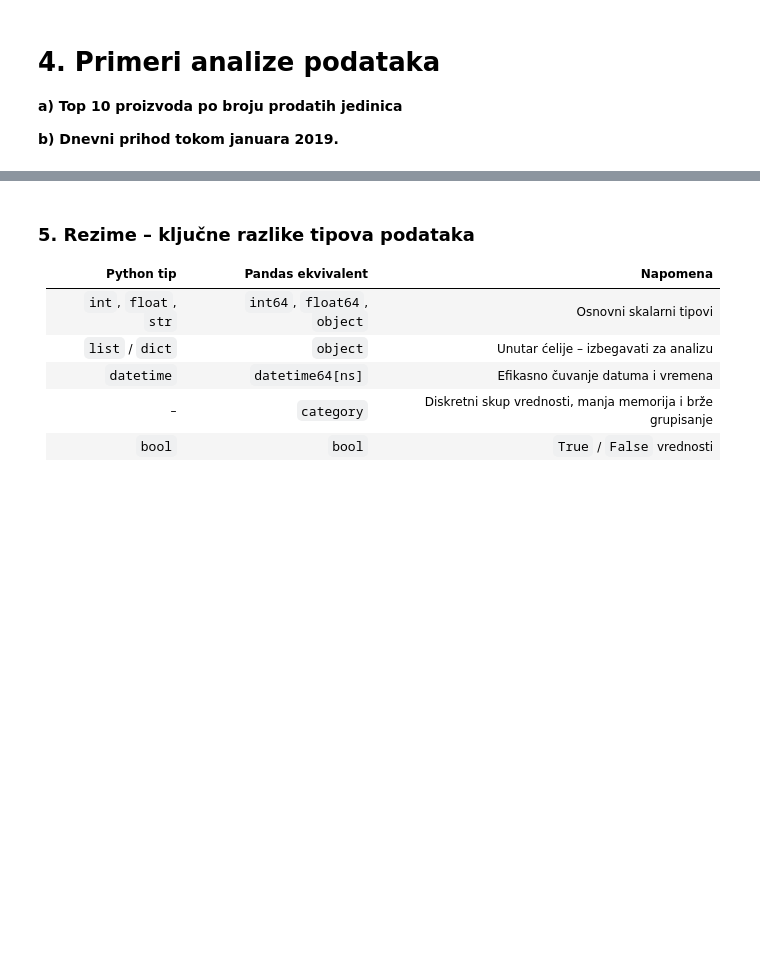
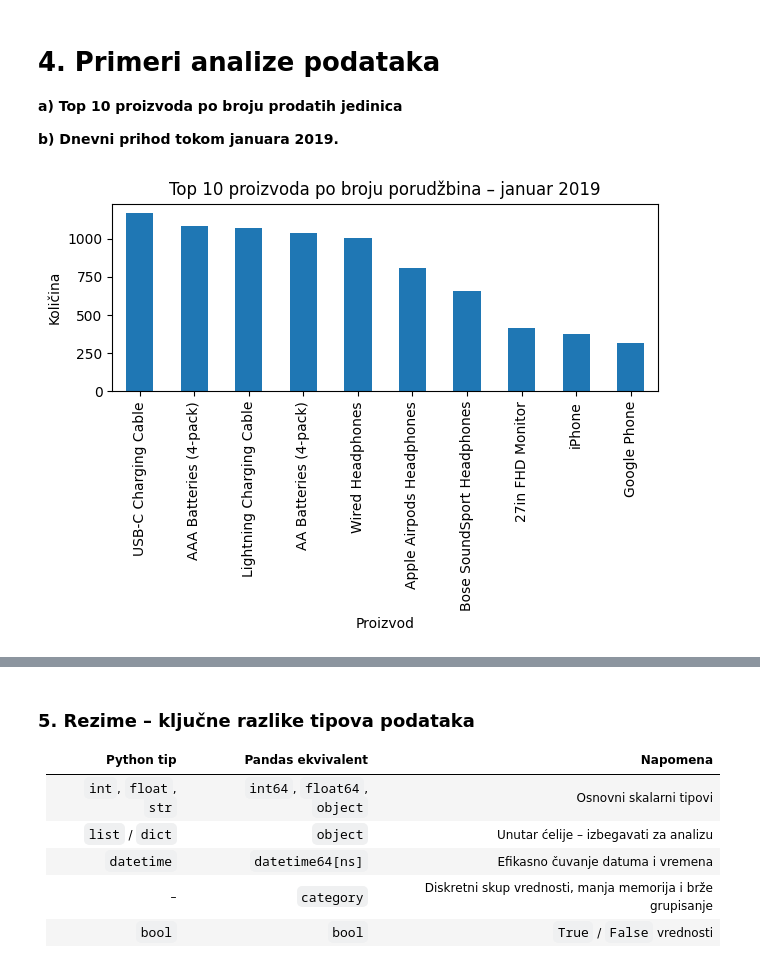
Before and after one commit to vestackainteligencijafon/dvocas2, a Jupyter notebook: dvocas2.ipynb, the cells around one changed output, grey strips where cells are left out. Saved outputs shown, nothing was run; the diff lists cells and outputs as text; code cells hidden in the pictures; blank space fills up the shorter version.

```diff
--- a/dvocas2.ipynb
+++ b/dvocas2.ipynb
@@ -46,6 +152,8 @@ U prvom delu notebooka prikazani su osnovni koncepti rada sa izuzecima, kao i ko
 # %%
 # Putanja do direktorijuma sa podacima: /data/sales_data u okviru projekta
+DATA_DIR = Path.cwd() / "data" / "sales_data"
 # %%
 # Učitati podatke za januar 2019.
-
+jan_sales = pd.read_csv(DATA_DIR / "Sales_January_2019.csv")
 # Prikazati prvih 5 redova
+print("Prvih 5 redova:\n", jan_sales.head())
@@ -74,3 +247,11 @@ Originalni CSV sadrži sve vrednosti kao stringove. Pretvoriti u odgovarajuće t
 Takođe kolonu `Product` pretvoriti u **kategorijsku** promenljivu kako bi se smanjila potrošnja memorije.
 # %%
 # Konverzija kolona uz ignorisanje grešaka (nevažeći redovi biće NaN)
+
+#NaT, NaN
+
+jan_sales["Order Date"] = pd.to_datetime(jan_sales["Order Date"], format="%m/%d/%y %H:%M", errors="coerce")
+jan_sales["Quantity Ordered"] = pd.to_numeric(jan_sales["Quantity Ordered"], errors="coerce")
+jan_sales["Price Each"] = pd.to_numeric(jan_sales["Price Each"], errors="coerce")
+
+print(jan_sales.dtypes)
@@ -77,2 +266,5 @@ Takođe kolonu `Product` pretvoriti u **kategorijsku** promenljivu kako bi se sm
 # %%
 # Produkt kao kategorija
+jan_sales["Product"] = jan_sales["Product"].astype("category")
+
+print(jan_sales.dtypes)
@@ -83,5 +283,14 @@ Takođe kolonu `Product` pretvoriti u **kategorijsku** promenljivu kako bi se sm
 **b) Dnevni prihod tokom januara 2019.**
 # %%
 # a) Top 10 proizvoda po broju prodatih jedinica
+plt.figure()
+jan_sales["Product"].value_counts().head(10).plot(kind="bar")
+plt.title("Top 10 proizvoda po broju porudžbina – januar 2019")
+plt.xlabel("Proizvod")
+plt.ylabel("Količina")
+plt.tight_layout()
+plt.show()
+# %% [output]
+[figure, added]
 # %%
 # b) Dnevni prihod tokom januara 2019
```
Also changed, not shown: parts of 16 cells of this notebook.
